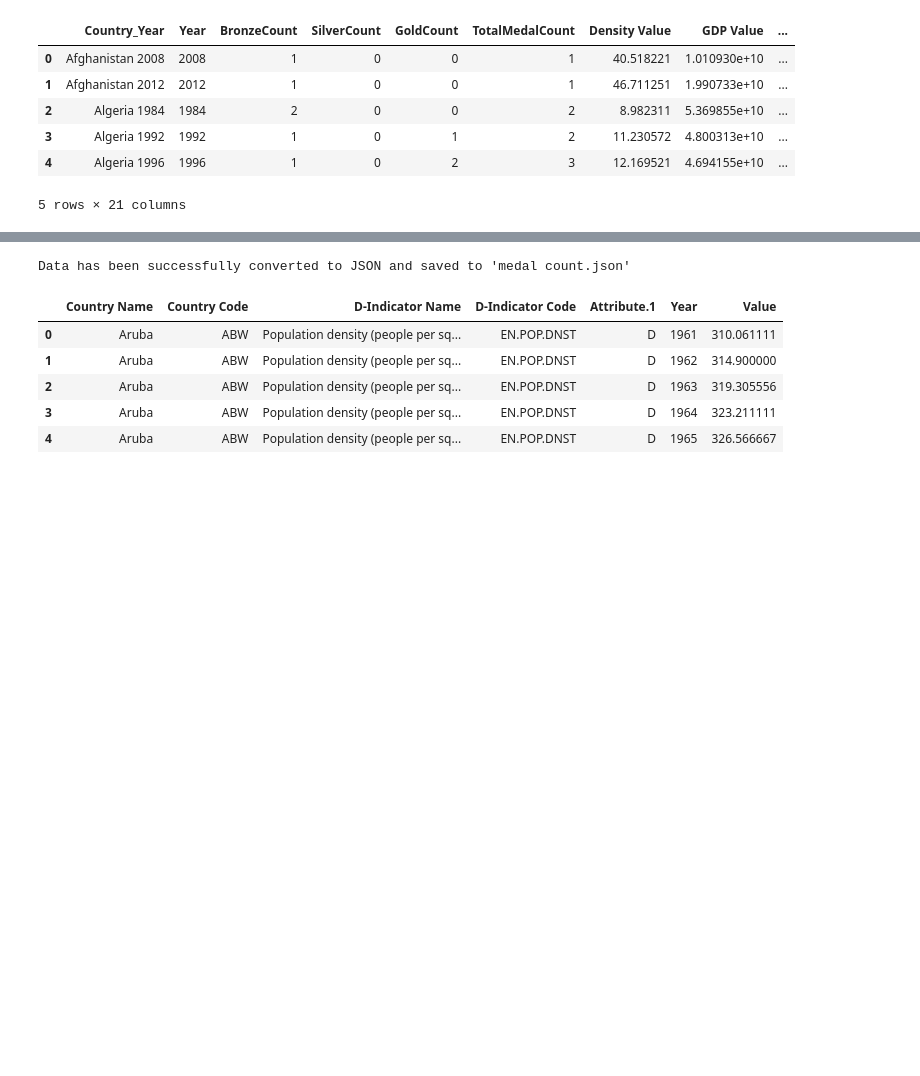
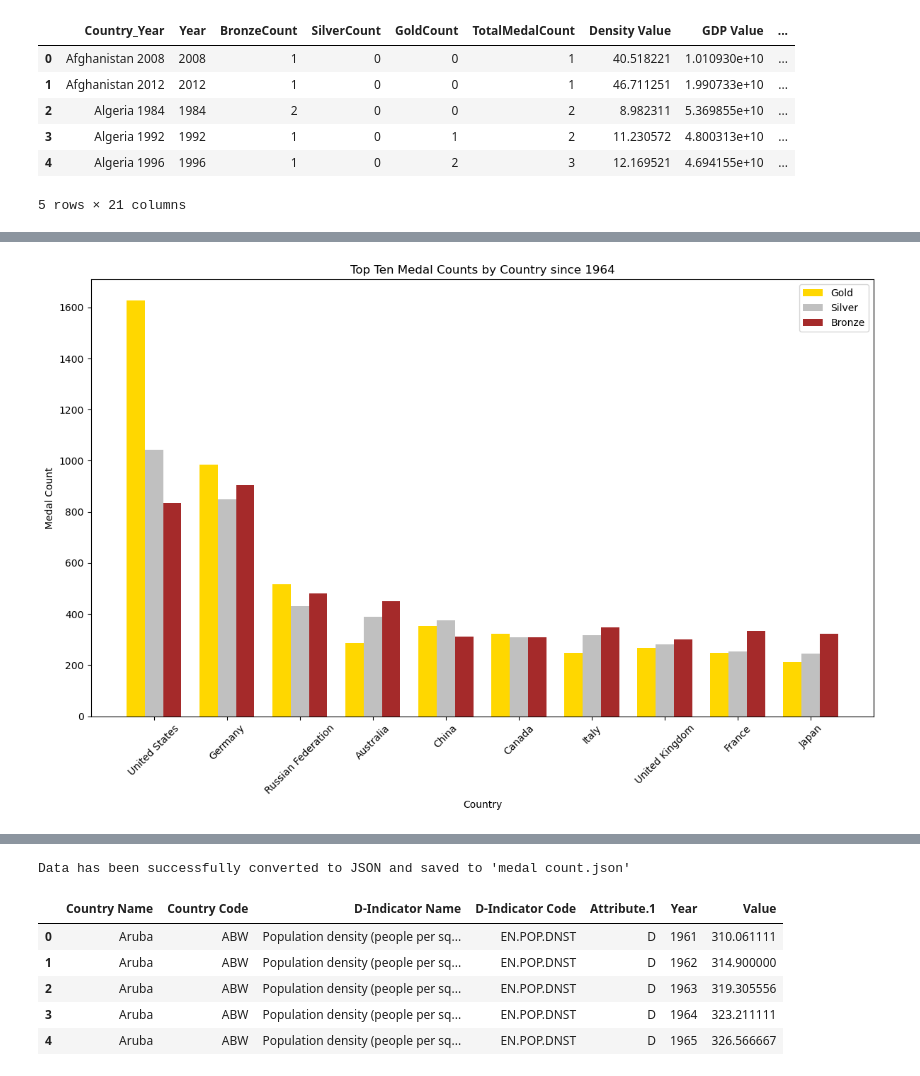
Before and after one commit to JosephNichols2000/project-3, a Jupyter notebook: Olympic JSON.ipynb, the cells around one changed output, grey strips where cells are left out. Drawn from its saved outputs; the diff is of its cells as text; code cells hidden in the pictures; blank space fills up the shorter version.

```diff
--- a/Olympic JSON.ipynb
+++ b/Olympic JSON.ipynb
@@ -97,0 +131,18 @@ medal_df.head()
+# %%
+# Filter the DataFrame to include data from 1964 onwards
+medal_df_filtered = medal_df[medal_df['Year'] >= 1964]
+
+# Get sum of each medal count and total by Country
+country_summary = medal_df_filtered.groupby('Country').agg({
+    'BronzeCount': 'sum',
+    'SilverCount': 'sum',
+    'GoldCount': 'sum',
+    'TotalMedalCount': 'sum'
+}).reset_index()
+
+# Sort the DataFrame by TotalMedalCount in descending order
+country_summary_top = country_summary.sort_values(by='TotalMedalCount', ascending=False)
+
+# Display the sorted summary
+print("Top Ten Medal Counts by Country from 1964 to 2016:")
+print(country_summary_top.head(10))
@@ -97,0 +162,34 @@ medal_df.head()
+# %%
+import matplotlib.pyplot as plt
+
+# Select top ten countries
+top_ten_countries = country_summary_top.head(10)
+
+# Set the country names as x-axis labels
+countries = top_ten_countries['Country']
+
+# Set the medal counts for each country
+gold_counts = top_ten_countries['GoldCount']
+silver_counts = top_ten_countries['SilverCount']
+bronze_counts = top_ten_countries['BronzeCount']
+
+# Create grouped bar chart
+bar_width = 0.25
+index = range(len(countries))
+
+plt.figure(figsize=(12, 8))
+
+plt.bar(index, gold_counts, color='gold', width=bar_width, label='Gold')
+plt.bar([i + bar_width for i in index], silver_counts, color='silver', width=bar_width, label='Silver')
+plt.bar([i + 2 * bar_width for i in index], bronze_counts, color='brown', width=bar_width, label='Bronze') # corrected indexing here
+
+plt.xlabel('Country')
+plt.ylabel('Medal Count')
+plt.title('Top Ten Medal Counts by Country since 1964')
+plt.xticks([i + bar_width for i in index], countries, rotation=45)
+plt.legend()
+
+plt.tight_layout()
+plt.show()
+# %% [output]
+[figure, added]
```
Also changed, not shown: parts of 13 cells of this notebook.
